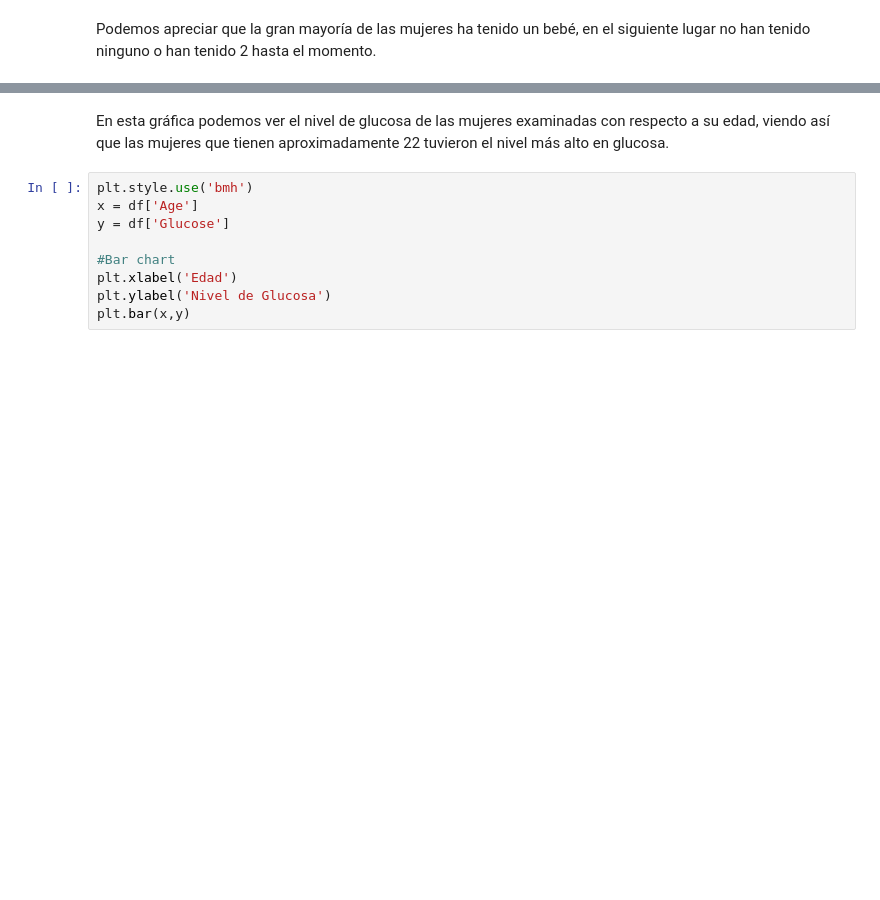
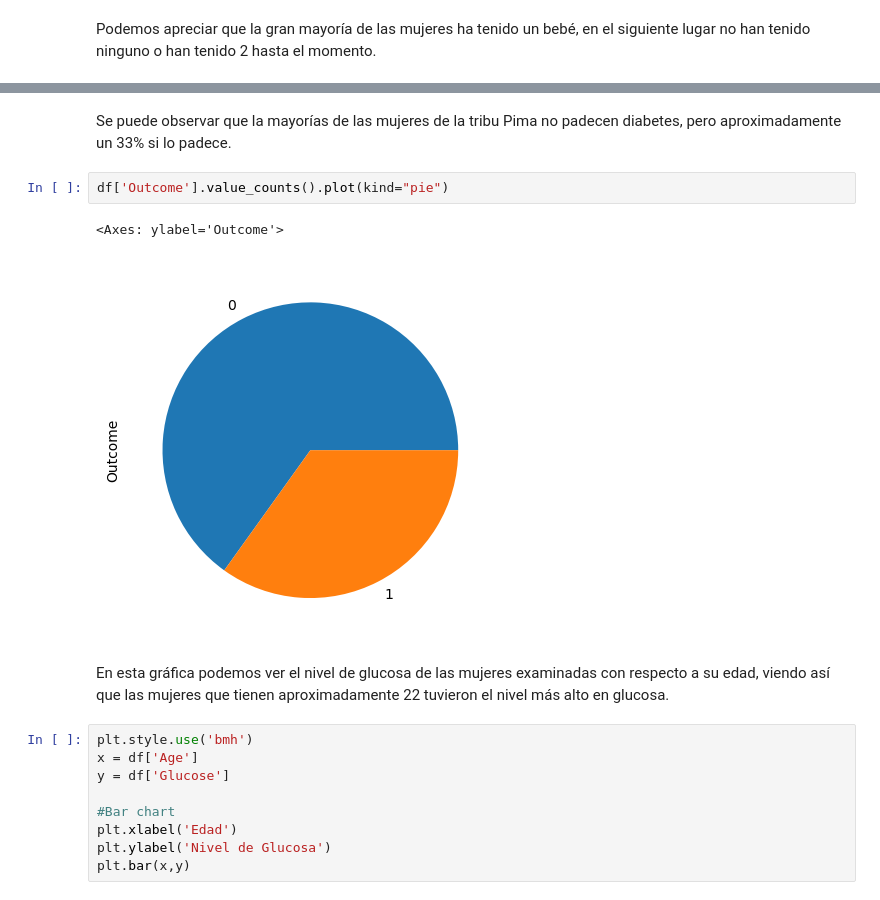
Before and after one commit to Ariana1998/AnalisisExploratorio_ArianaEspinoza, a Jupyter notebook: Diabetes.ipynb, the cells around one changed output, grey strips where cells are left out. Drawn from its saved outputs; the diff is of its cells as text; blank space fills up the shorter version.

```diff
--- a/Diabetes.ipynb
+++ b/Diabetes.ipynb
@@ -58,3 +58,10 @@ df['Pregnancies'].value_counts().plot(kind="pie")
+# %% [markdown]
+Se puede observar que la mayorías de las mujeres de la tribu Pima no padecen diabetes, pero aproximadamente un 33% si lo padece.
+# %%
+df['Outcome'].value_counts().plot(kind="pie")
+# %% [output]
+<Axes: ylabel='Outcome'>
+[figure, added]
 # %% [markdown]
 En esta gráfica podemos ver el nivel de glucosa de las mujeres examinadas con respecto a su edad, viendo así que las mujeres que tienen aproximadamente 22 tuvieron el nivel más alto en glucosa.
 # %%
```
Also changed, not shown: parts of 4 cells of this notebook.
